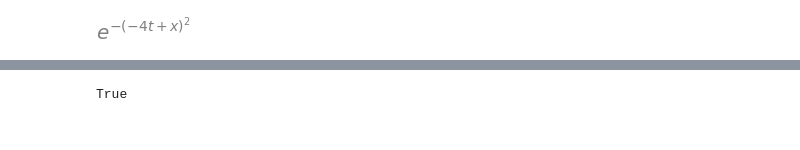
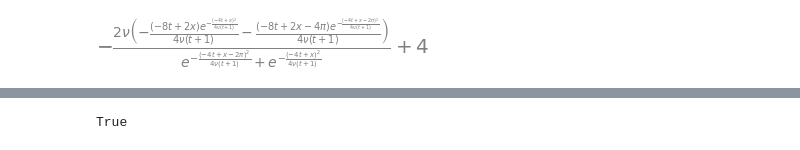
Before and after one commit to 12YTC09/NS, a Jupyter notebook: ns05.ipynb, the cells around one changed output, grey strips where cells are left out. Drawn from its saved outputs; the diff is of its cells as text; code cells hidden in the pictures.

```diff
--- a/ns05.ipynb
+++ b/ns05.ipynb
@@ -1,21 +1,46 @@
 # %%
 #Burgers' eq
 
 
 
 import numpy
+
+#LATEX
+#符號計算python庫
 import sympy
 
 from sympy import init_printing
+from sympy import latex
 init_printing(use_latex=True)
 
 
 x,nu,t = sympy.symbols('x nu t')
 #phi = nu*x
-phi= (sympy.exp(-(x-4*t)**2))   #/(4*nu(t+1))))
-#      sympy.exp(-(x-4*t-2*sympy.pi)**2/(4*nu*(t+1))))
-#phi
+phi= (sympy.exp(-(x-4*t)**2/ (4*nu*(t+1)))
++sympy.exp(-(x-4*t-2*sympy.pi)**2/(4*nu*(t+1))))
 
-phi
+
+
+
+phiprime = phi.diff(x)
+
+#顯示latex程式碼
+#print(latex(phiprime))
+
+
+
+
+from sympy.utilities.lambdify import lambdify
+
+u = -2 * nu *(phiprime/phi) +4
+u
+
+
+#Lambdity: Convert a SymPy expression into a function that allows for fast numeric evaluation.
+
+ufunc = lambdify((t,x,nu),u)
+#print(ufunc(1,4,3))
+
+u
 # %% [output]
-[figure, old version]
+[figure, new version]
```
Also changed, not shown: parts of 1 cell of this notebook.
